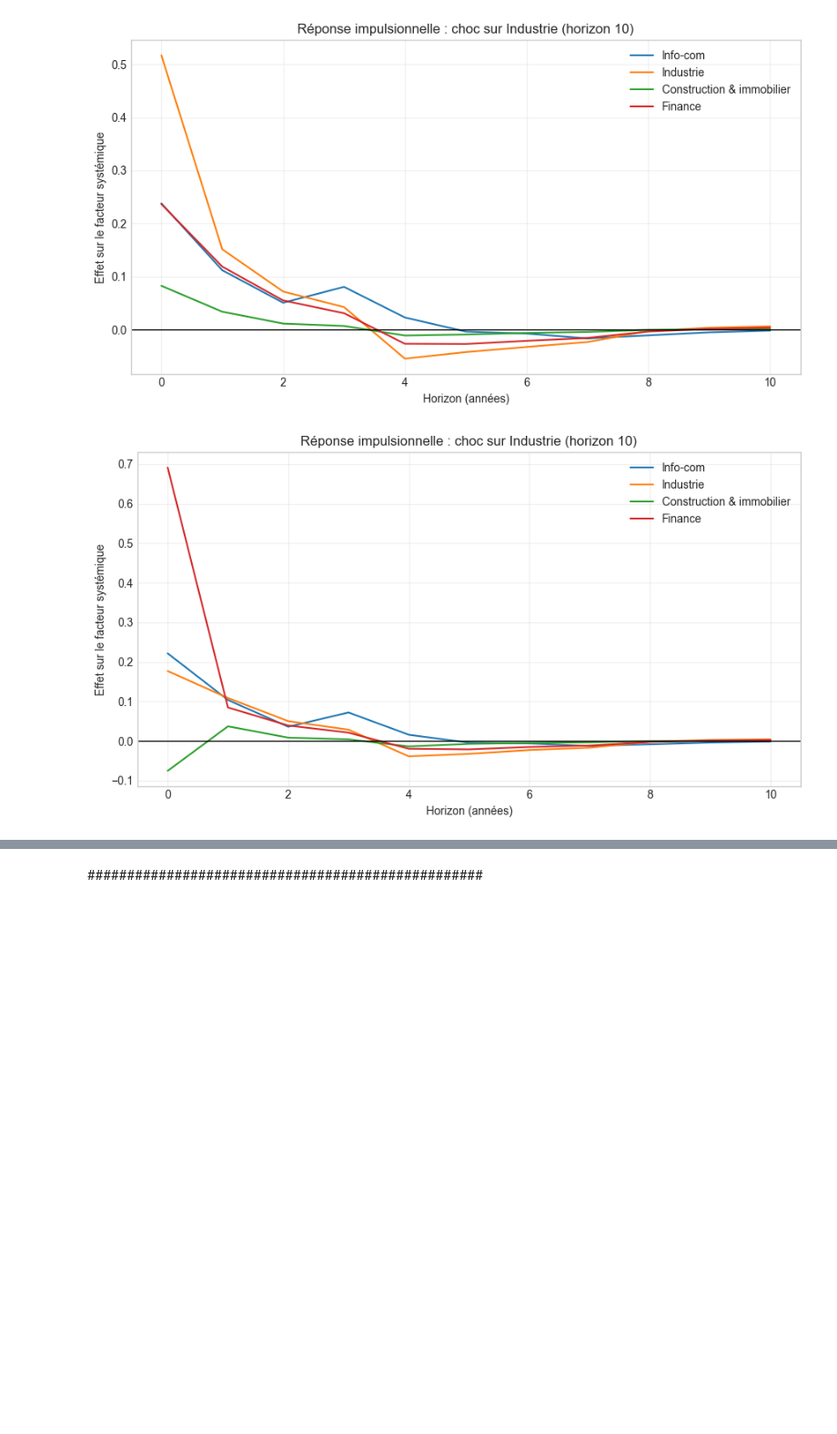
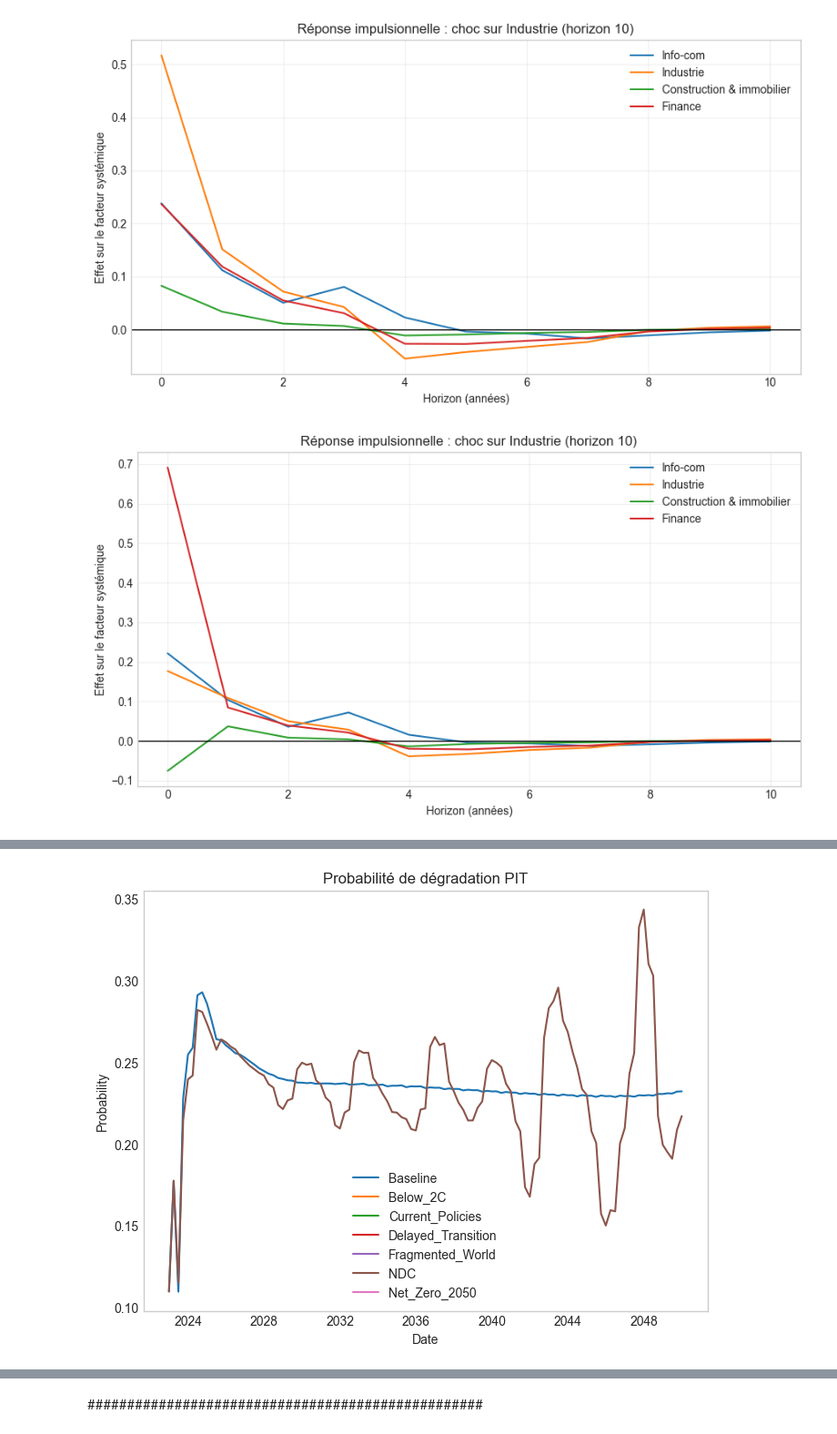
Before and after one commit to Celeste2405/PFE-CLIMATE-STRESS-TESTING-BANKING-PORTFOLIO, a Jupyter notebook: gvar_model.ipynb, the cells around one changed output, grey strips where cells are left out. Shown at 91% size. Drawn from its saved outputs; the diff is of its cells as text; code cells hidden in the pictures; blank space fills up the shorter version.

```diff
--- a/gvar_model.ipynb
+++ b/gvar_model.ipynb
@@ -1492,0 +1615,2 @@ for scen_name, Z_df in Z_projections.items():
+# %%
+rho_df = rho_df[~rho_df["sector,rho"].astype(str).str.contains("Name", na=False)]
@@ -1492,0 +1725,10 @@ for scen_name, Z_df in Z_projections.items():
+# %%
+scenarios = [
+"Baseline",
+"Below_2C",
+"Current_Policies",
+"Delayed_Transition",
+"Fragmented_World",
+"NDC",
+"Net_Zero_2050"
+]
@@ -1492,0 +1804,2 @@ for scen_name, Z_df in Z_projections.items():
+# %%
+PIT_all = pd.DataFrame(results)
@@ -1492,0 +1821,8 @@ for scen_name, Z_df in Z_projections.items():
+# %%
+downgrade = (
+    PIT_all[PIT_all["rating_to"] != PIT_all["rating_from"]]
+    .groupby(["date","scenario","sector","rating_from"])
+    ["prob"]
+    .sum()
+    .reset_index()
+)
@@ -1492,0 +1853,25 @@ for scen_name, Z_df in Z_projections.items():
+# %%
+sector = "finance"
+
+plt.figure(figsize=(8,6))
+
+for scen in scenarios:
+
+    df = downgrade[
+        (downgrade["scenario"]==scen) &
+        (downgrade["sector"]==sector) &
+        (downgrade["rating_from"]=="C")
+    ]
+
+    plt.plot(df["date"], df["prob"], label=scen)
+
+plt.title("Probabilité de dégradation PIT")
+plt.ylabel("Probability")
+plt.xlabel("Date")
+
+plt.legend()
+plt.grid()
+
+plt.show()
+# %% [output]
+[figure, added]
```
Also changed, not shown: parts of 51 cells of this notebook, 4 other files.
